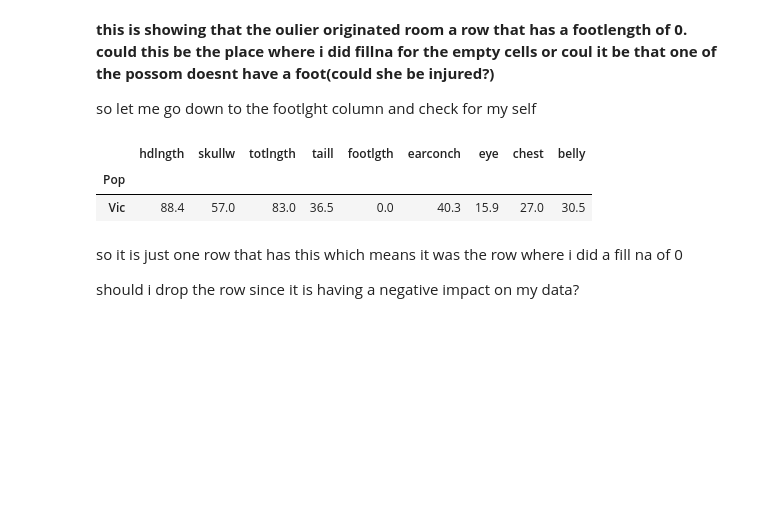
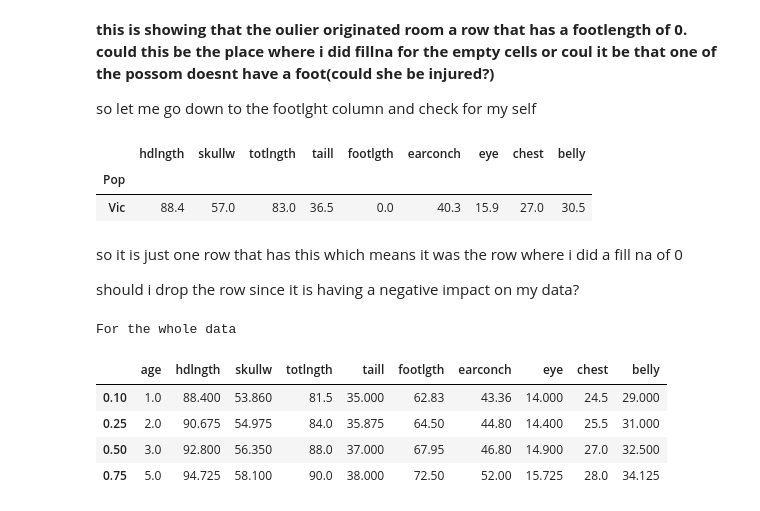
Before and after one commit to bissakaAI/DataAndData_analysis, a Jupyter notebook: Task_folder/pandas/Hamid_jimoh_task18/possumdata.ipynb, the cells around one changed output. Cells and saved outputs as stored; diff of their text form; code cells hidden in the pictures; blank space fills up the shorter version.

```diff
--- a/Task_folder/pandas/Hamid_jimoh_task18/possumdata.ipynb
+++ b/Task_folder/pandas/Hamid_jimoh_task18/possumdata.ipynb
@@ -515,3 +558,19 @@ femalefiltered[femalefiltered['footlgth'] == 0]
 so it is just one row that has this which means it was the row where i did a fill na of 0
 
 should i drop the row since it is having a negative impact on my data?
+# %%
+percentilesmale = malefiltered.quantile([0.10, 0.25, 0.50, 0.75])
+percentilesfemale = femalefiltered.quantile([0.10, 0.25, 0.50, 0.75])
+
+percentiles1 = data.loc[:,'age':'belly']
+percentiles = percentiles1.quantile([0.10, 0.25, 0.50, 0.75])
+# %%
+print('For the whole data')
+percentiles
+# %% [output]
+For the whole data
+|  | age | hdlngth | skullw | totlngth | taill | footlgth | earconch | eye | chest | belly |
+| 0.10 | 1.0 | 88.400 | 53.860 | 81.5 | 35.000 | 62.83 | 43.36 | 14.000 | 24.5 | 29.000 |
+| 0.25 | 2.0 | 90.675 | 54.975 | 84.0 | 35.875 | 64.50 | 44.80 | 14.400 | 25.5 | 31.000 |
+| 0.50 | 3.0 | 92.800 | 56.350 | 88.0 | 37.000 | 67.95 | 46.80 | 14.900 | 27.0 | 32.500 |
+| 0.75 | 5.0 | 94.725 | 58.100 | 90.0 | 38.000 | 72.50 | 52.00 | 15.725 | 28.0 | 34.125 |
```
Also changed, not shown: parts of 12 cells of this notebook.
